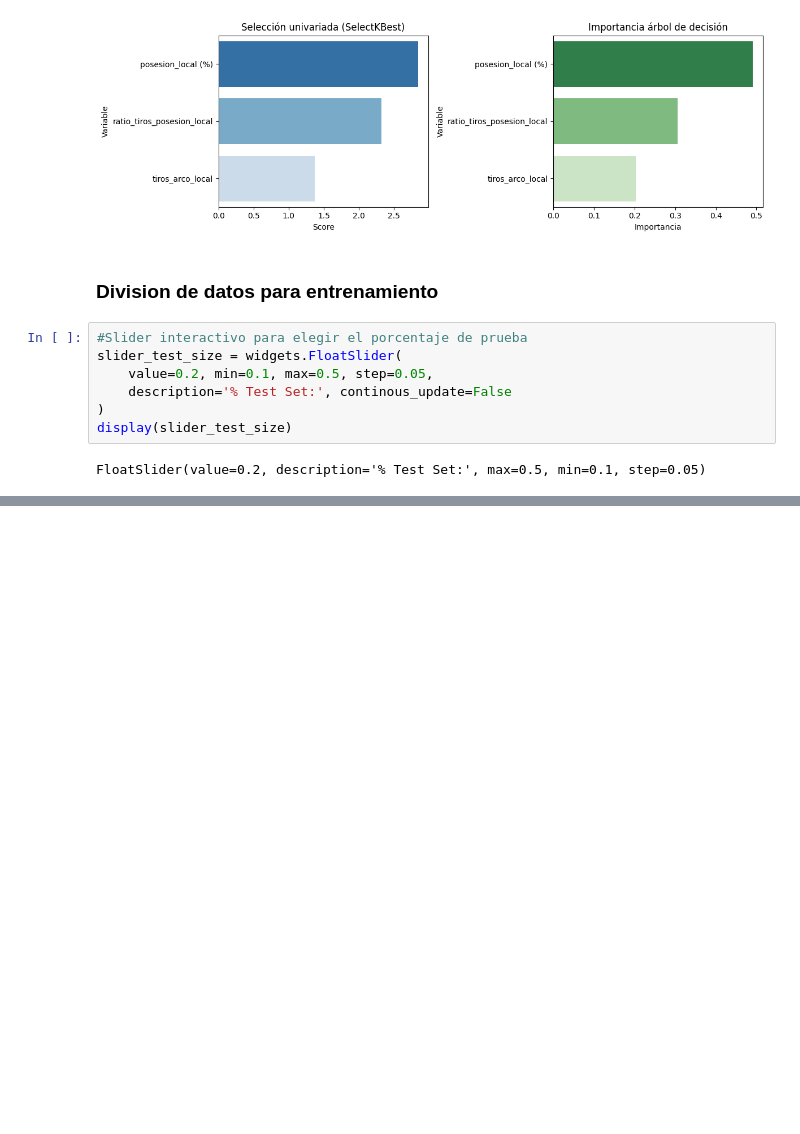
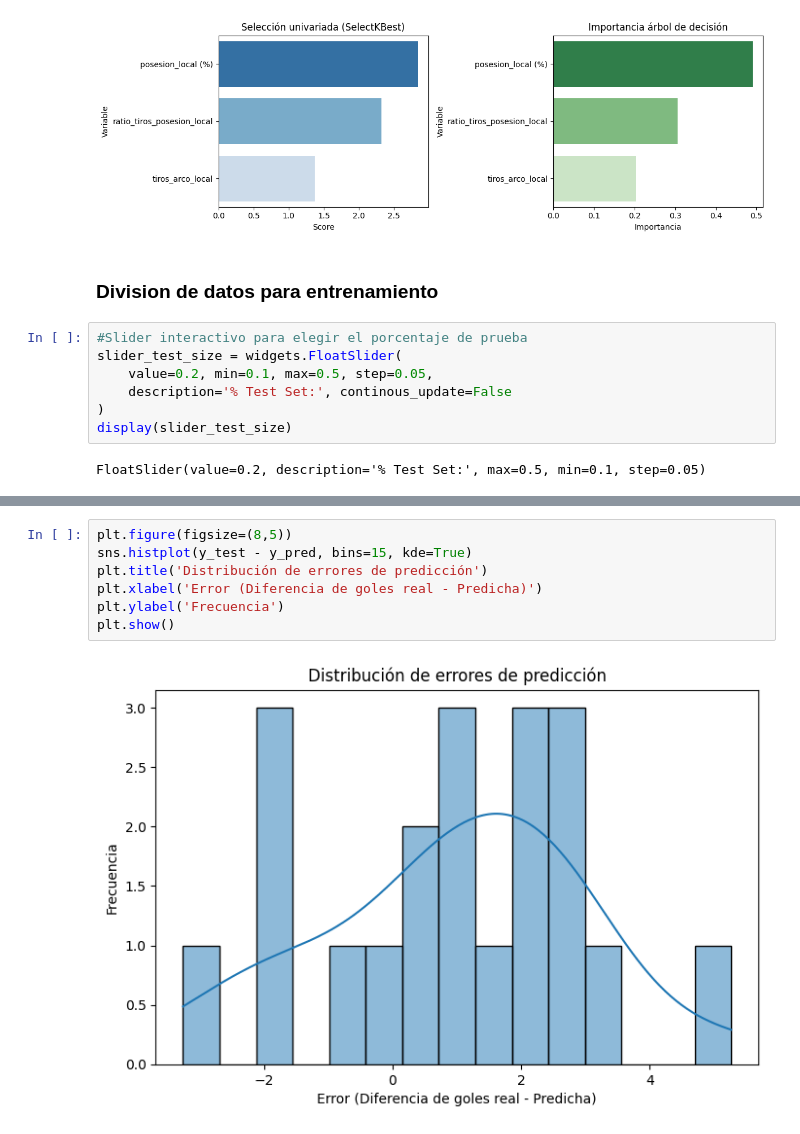
Before and after one commit to JuanLeguizamon97/fundamentos_ml, a Jupyter notebook: cebollitas.ipynb, the cells around one changed output, grey strips where cells are left out. Cells and saved outputs as stored; diff of their text form; blank space fills up the shorter version.

```diff
--- a/cebollitas.ipynb
+++ b/cebollitas.ipynb
@@ -451,0 +541,9 @@ Conjunto prueba
+# %%
+plt.figure(figsize=(8,5))
+sns.histplot(y_test - y_pred, bins=15, kde=True)
+plt.title('Distribución de errores de predicción')
+plt.xlabel('Error (Diferencia de goles real - Predicha)')
+plt.ylabel('Frecuencia')
+plt.show()
+# %% [output]
+[figure, added]
```
Also changed, not shown: parts of 17 cells of this notebook, 1 other file.
